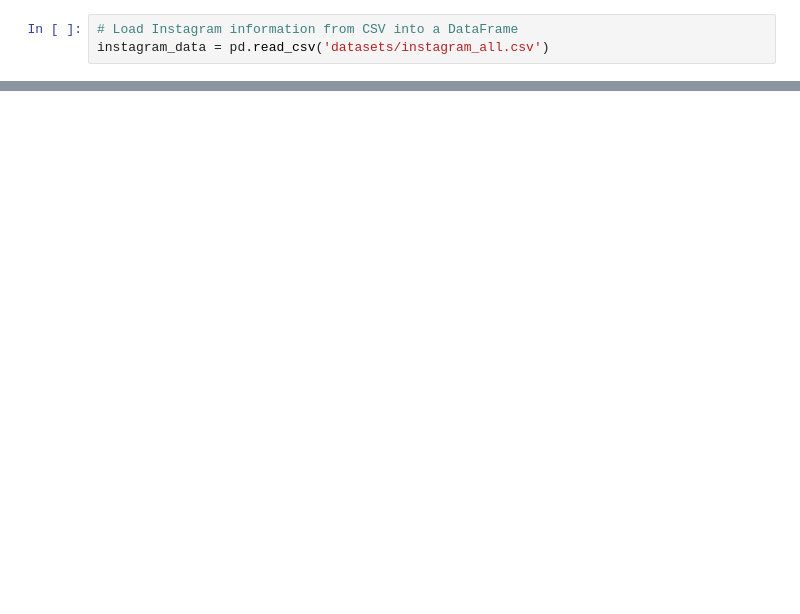
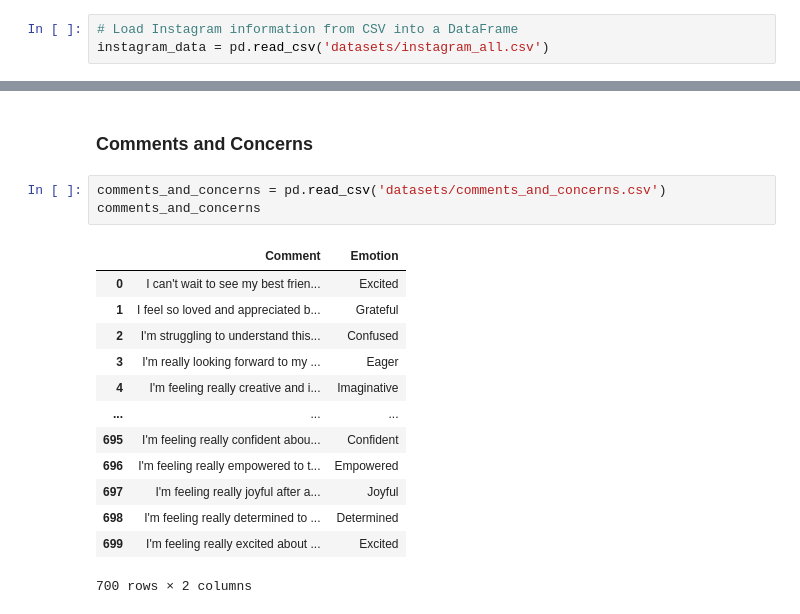
Before and after one commit to maureensanchez99/Hacklytics-2024, a Jupyter notebook: prompt_box.ipynb, the cells around one changed output, grey strips where cells are left out. Drawn from its saved outputs; the diff is of its cells as text; blank space fills up the shorter version.

```diff
--- a/prompt_box.ipynb
+++ b/prompt_box.ipynb
@@ -80 +54,20 @@ instagram_data
+# %% [markdown]
+### Comments and Concerns
+# %%
+comments_and_concerns = pd.read_csv('datasets/comments_and_concerns.csv')
+comments_and_concerns
+# %% [output]
+|  | Comment | Emotion |
+| 0 | I can't wait to see my best frien... | Excited |
+| 1 | I feel so loved and appreciated b... | Grateful |
+| 2 | I'm struggling to understand this... | Confused |
+| 3 | I'm really looking forward to my ... | Eager |
+| 4 | I'm feeling really creative and i... | Imaginative |
+| ... | ... | ... |
+| 695 | I'm feeling really confident abou... | Confident |
+| 696 | I'm feeling really empowered to t... | Empowered |
+| 697 | I'm feeling really joyful after a... | Joyful |
+| 698 | I'm feeling really determined to ... | Determined |
+| 699 | I'm feeling really excited about ... | Excited |
+700 rows × 2 columns
 # %%
```
Also changed, not shown: parts of 15 cells of this notebook, 2 other files.
